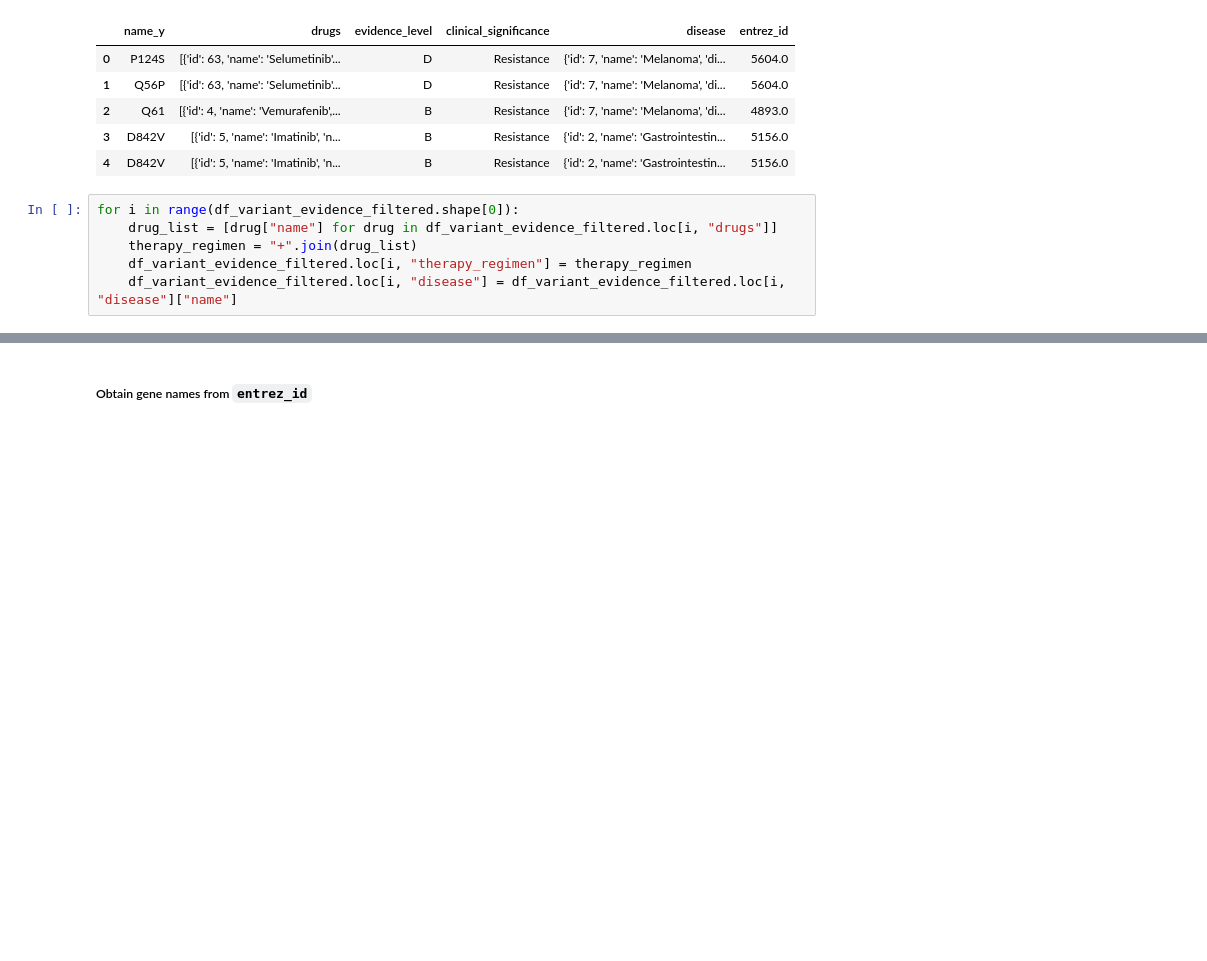
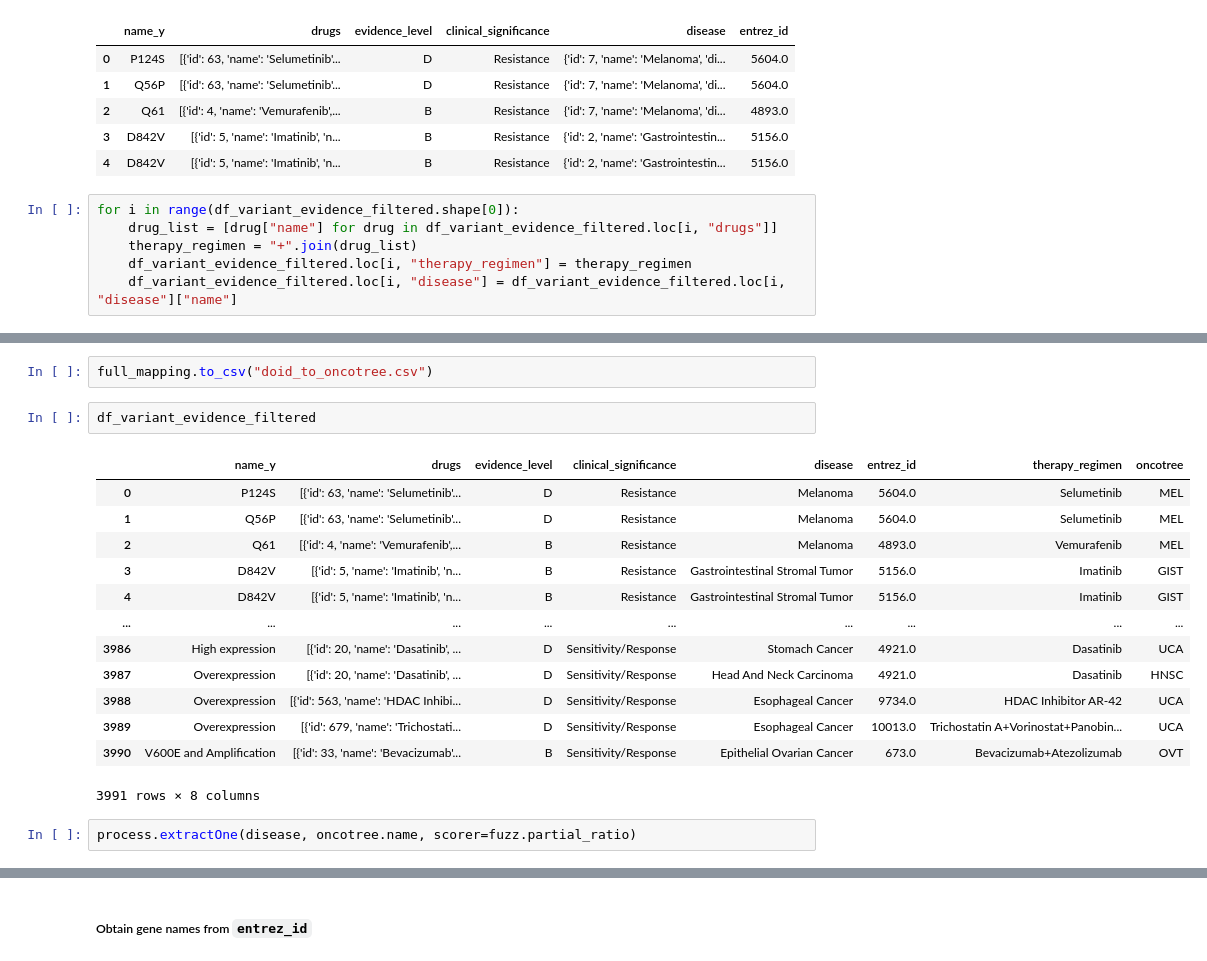
Before and after one commit to jmichuda/bmi-210-final-project, a Jupyter notebook: src/CIViC_API_Usage.ipynb, the cells around one changed output, grey strips where cells are left out. Saved outputs shown, nothing was run; the diff lists cells and outputs as text; blank space fills up the shorter version.

```diff
--- a/src/CIViC_API_Usage.ipynb
+++ b/src/CIViC_API_Usage.ipynb
@@ -116,0 +147,20 @@ for i in range(df_variant_evidence_filtered.shape[0]):
+# %%
+full_mapping.to_csv("doid_to_oncotree.csv")
+# %%
+df_variant_evidence_filtered
+# %% [output]
+|  | name_y | drugs | evidence_level | clinical_significance | disease | entrez_id | therapy_regimen | oncotree |
+| 0 | P124S | [{'id': 63, 'name': 'Selumetinib'... | D | Resistance | Melanoma | 5604.0 | Selumetinib | MEL |
+| 1 | Q56P | [{'id': 63, 'name': 'Selumetinib'... | D | Resistance | Melanoma | 5604.0 | Selumetinib | MEL |
+| 2 | Q61 | [{'id': 4, 'name': 'Vemurafenib',... | B | Resistance | Melanoma | 4893.0 | Vemurafenib | MEL |
+| 3 | D842V | [{'id': 5, 'name': 'Imatinib', 'n... | B | Resistance | Gastrointestinal Stromal Tumor | 5156.0 | Imatinib | GIST |
+| 4 | D842V | [{'id': 5, 'name': 'Imatinib', 'n... | B | Resistance | Gastrointestinal Stromal Tumor | 5156.0 | Imatinib | GIST |
+| ... | ... | ... | ... | ... | ... | ... | ... | ... |
+| 3986 | High expression | [{'id': 20, 'name': 'Dasatinib', ... | D | Sensitivity/Response | Stomach Cancer | 4921.0 | Dasatinib | UCA |
+| 3987 | Overexpression | [{'id': 20, 'name': 'Dasatinib', ... | D | Sensitivity/Response | Head And Neck Carcinoma | 4921.0 | Dasatinib | HNSC |
+| 3988 | Overexpression | [{'id': 563, 'name': 'HDAC Inhibi... | D | Sensitivity/Response | Esophageal Cancer | 9734.0 | HDAC Inhibitor AR-42 | UCA |
+| 3989 | Overexpression | [{'id': 679, 'name': 'Trichostati... | D | Sensitivity/Response | Esophageal Cancer | 10013.0 | Trichostatin A+Vorinostat+Panobin... | UCA |
+| 3990 | V600E and Amplification | [{'id': 33, 'name': 'Bevacizumab'... | B | Sensitivity/Response | Epithelial Ovarian Cancer | 673.0 | Bevacizumab+Atezolizumab | OVT |
+3991 rows × 8 columns
+# %%
+process.extractOne(disease, oncotree.name, scorer=fuzz.partial_ratio)
```
Also changed, not shown: parts of 22 cells of this notebook, 8 other files.
